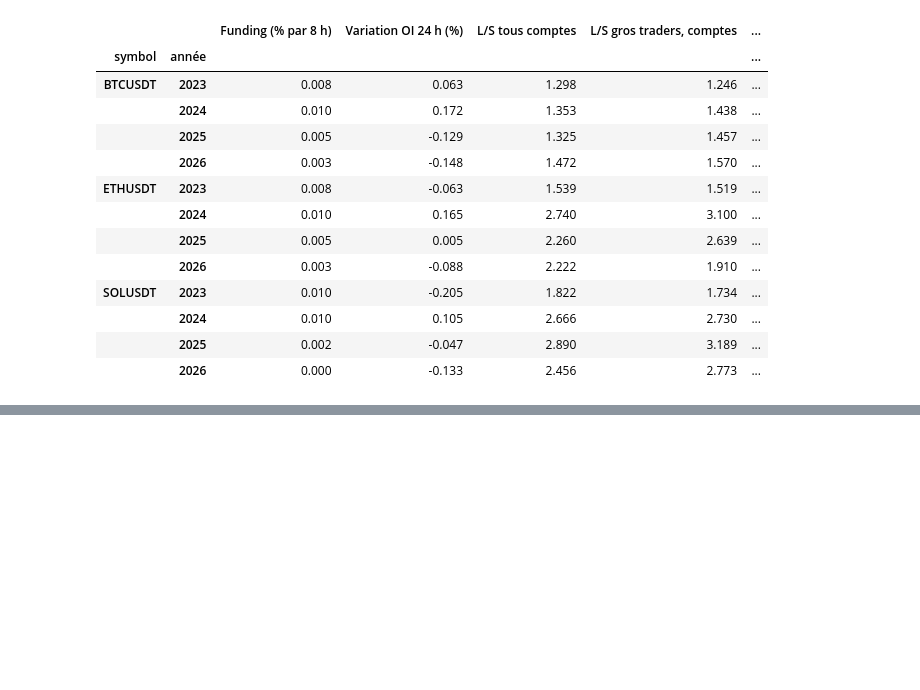
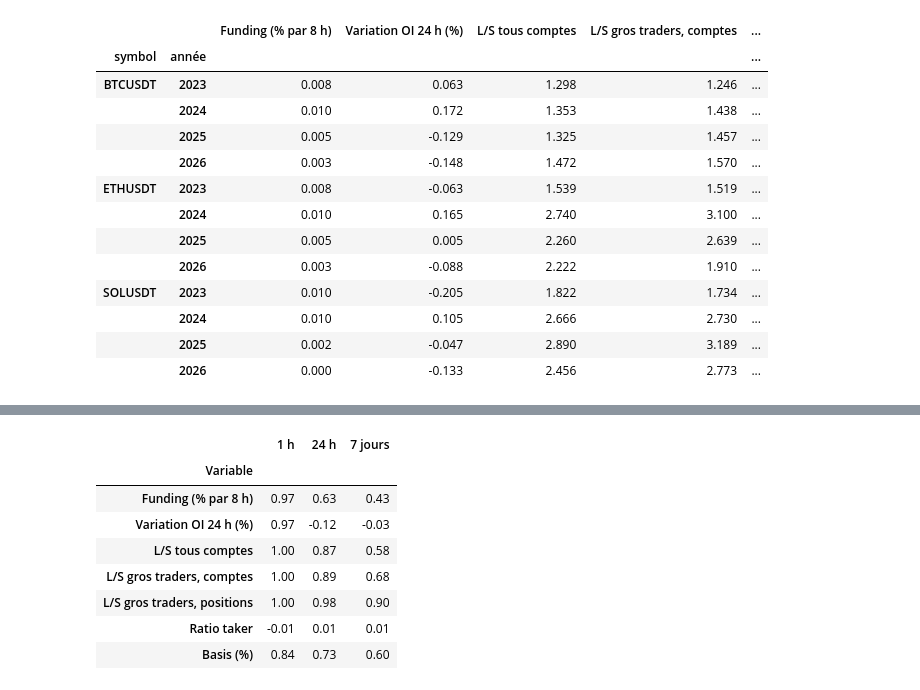
Before and after one commit to Ethanyounes/Ensae-Data-Science, a Jupyter notebook: rapport.ipynb, the cells around one changed output, grey strips where cells are left out. Cells and saved outputs as stored; diff of their text form; code cells hidden in the pictures; blank space fills up the shorter version.

```diff
--- a/rapport.ipynb
+++ b/rapport.ipynb
@@ -222,0 +259,12 @@ Un même niveau n'a donc pas le même sens selon l'année et la crypto. Les vari
+# %%
+descriptif.persistance(variables).round(2)
+# %% [output]
+|  | 1 h | 24 h | 7 jours |
+| Variable |  |  |  |
+| Funding (% par 8 h) | 0.97 | 0.63 | 0.43 |
+| Variation OI 24 h (%) | 0.97 | -0.12 | -0.03 |
+| L/S tous comptes | 1.00 | 0.87 | 0.58 |
+| L/S gros traders, comptes | 1.00 | 0.89 | 0.68 |
+| L/S gros traders, positions | 1.00 | 0.98 | 0.90 |
+| Ratio taker | -0.01 | 0.01 | 0.01 |
+| Basis (%) | 0.84 | 0.73 | 0.60 |
```
Also changed, not shown: parts of 6 cells of this notebook, 1 other file.
